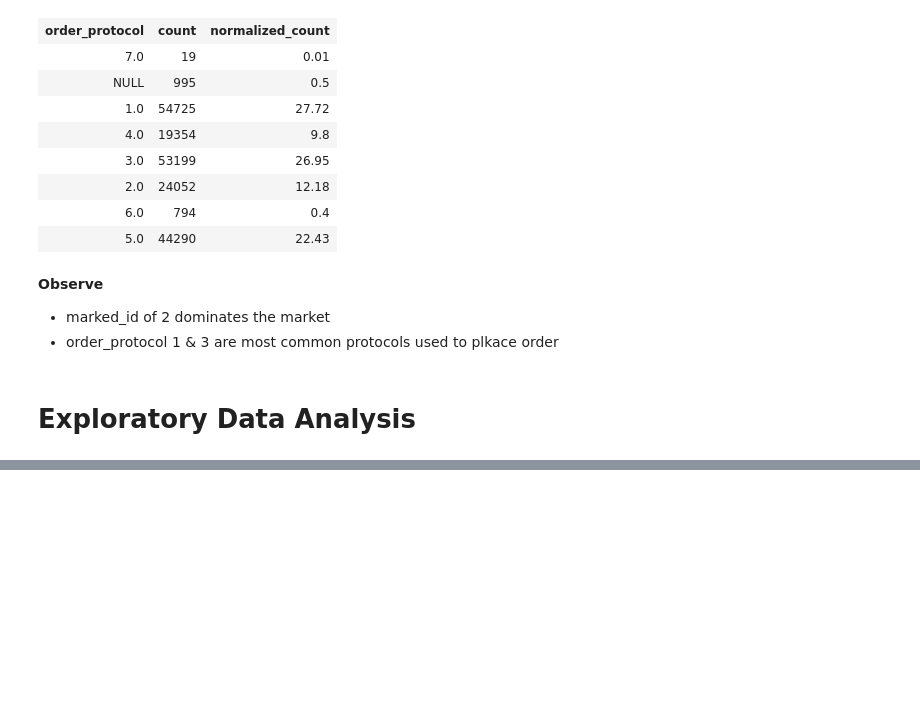
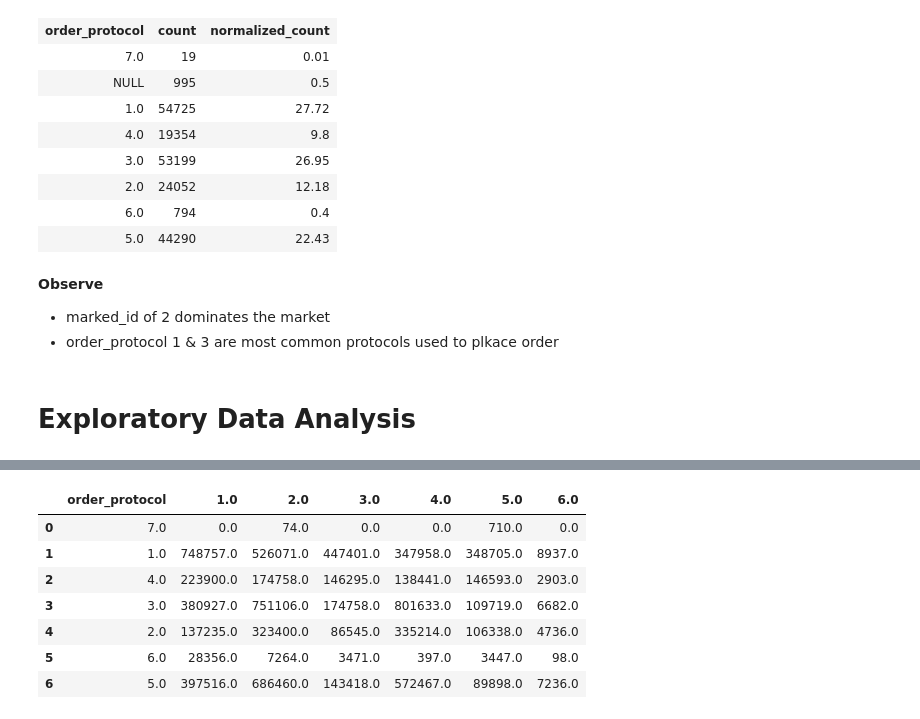
Before and after one commit to gitbharrat/delivery_time_nn, a Jupyter notebook: notebook/delivery_time_estimation.ipynb, the cells around one changed output, grey strips where cells are left out. Drawn from its saved outputs; the diff is of its cells as text; code cells hidden in the pictures; blank space fills up the shorter version.

```diff
--- a/notebook/delivery_time_estimation.ipynb
+++ b/notebook/delivery_time_estimation.ipynb
@@ -223,0 +287,11 @@ plt.show()
+# %%
+pivot_df
+# %% [output]
+|  | order_protocol | 1.0 | 2.0 | 3.0 | 4.0 | 5.0 | 6.0 |
+| 0 | 7.0 | 0.0 | 74.0 | 0.0 | 0.0 | 710.0 | 0.0 |
+| 1 | 1.0 | 748757.0 | 526071.0 | 447401.0 | 347958.0 | 348705.0 | 8937.0 |
+| 2 | 4.0 | 223900.0 | 174758.0 | 146295.0 | 138441.0 | 146593.0 | 2903.0 |
+| 3 | 3.0 | 380927.0 | 751106.0 | 174758.0 | 801633.0 | 109719.0 | 6682.0 |
+| 4 | 2.0 | 137235.0 | 323400.0 | 86545.0 | 335214.0 | 106338.0 | 4736.0 |
+| 5 | 6.0 | 28356.0 | 7264.0 | 3471.0 | 397.0 | 3447.0 | 98.0 |
+| 6 | 5.0 | 397516.0 | 686460.0 | 143418.0 | 572467.0 | 89898.0 | 7236.0 |
```
Also changed, not shown: parts of 11 cells of this notebook.
